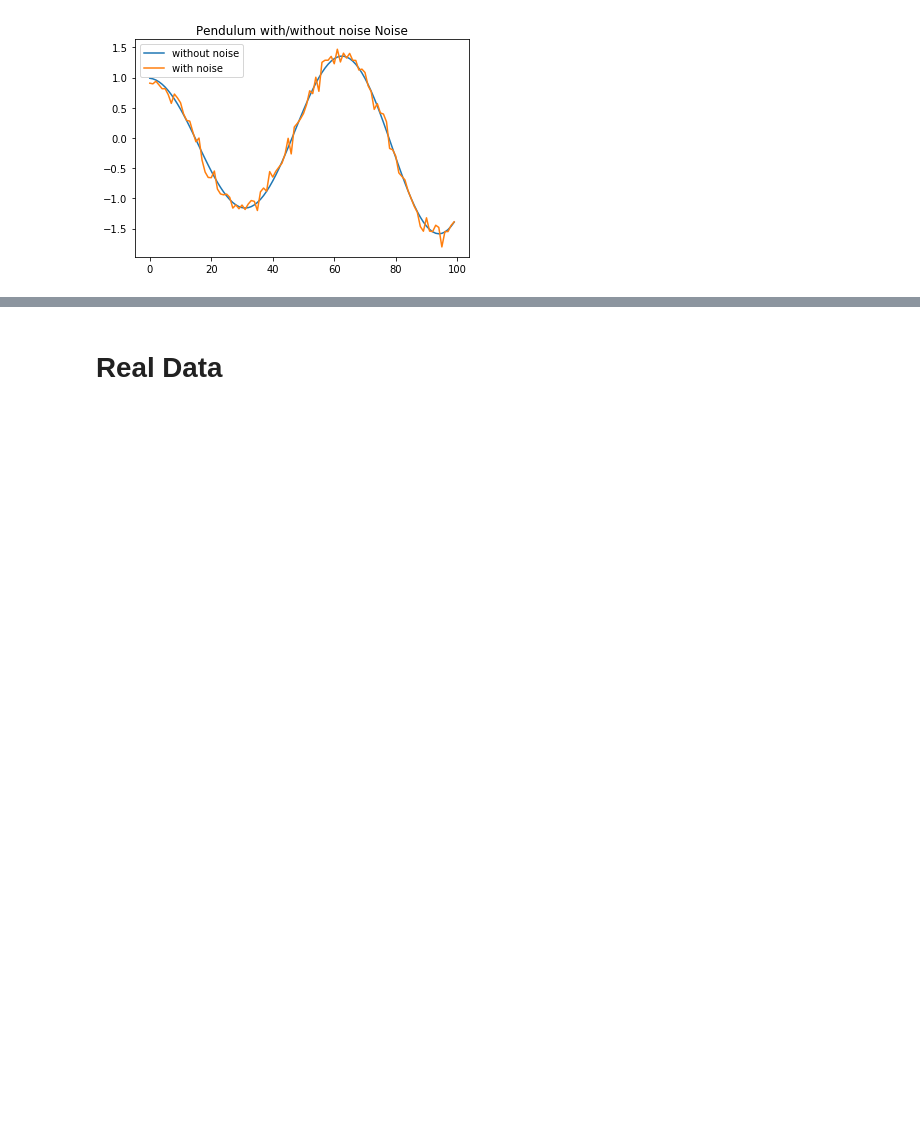
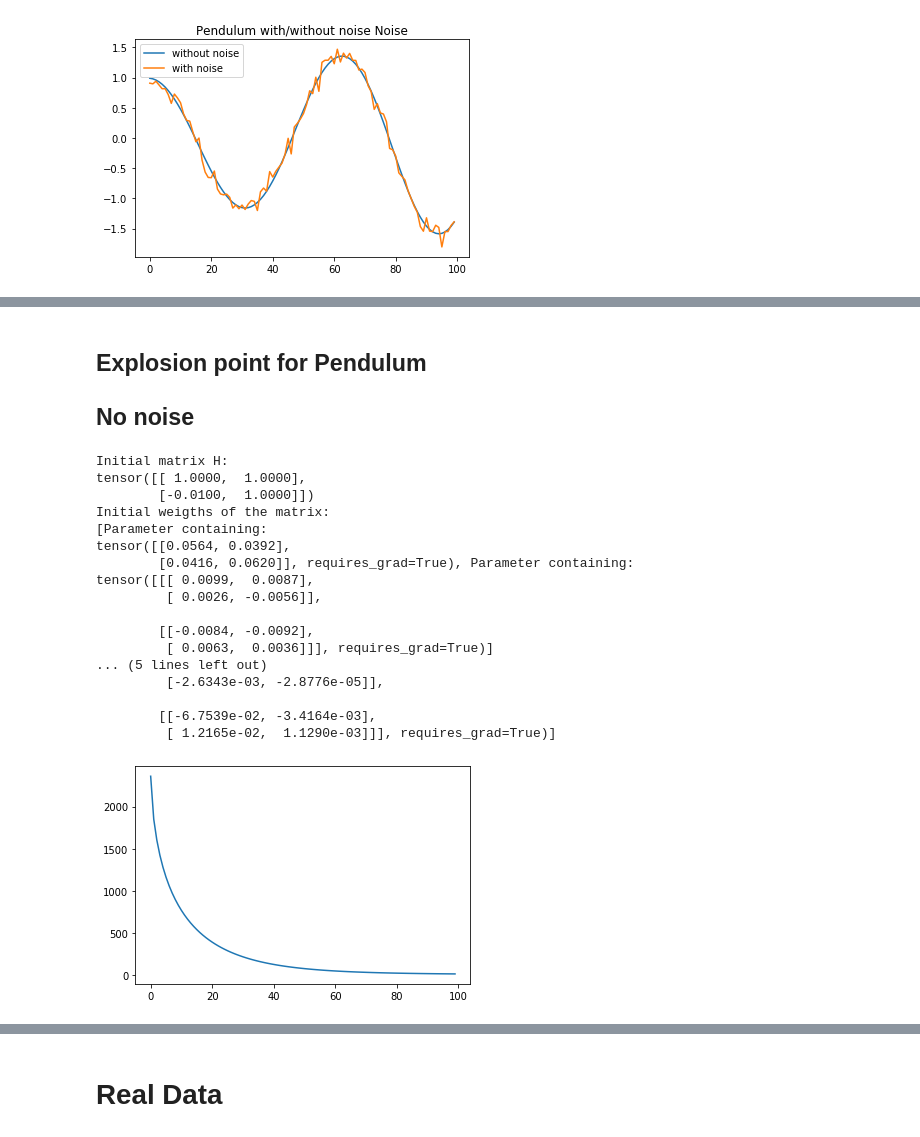
Before and after one commit to KennethThNg/Semester-project-dynamical-system-learning, a Jupyter notebook: NoiseODETestLayer.ipynb, the cells around one changed output, grey strips where cells are left out. Drawn from its saved outputs; the diff is of its cells as text; code cells hidden in the pictures; blank space fills up the shorter version.

```diff
--- a/NoiseODETestLayer.ipynb
+++ b/NoiseODETestLayer.ipynb
@@ -466,0 +456,30 @@ tensor([[[-4.5331e-05, -3.7478e-04],
+# %% [markdown]
+## Explosion point for Pendulum
+## No noise
+# %%
+#without noise
+print('Initial matrix H:')
+print(H)
+
+model = NNODEModel(2,2,2)
+
+train_loss, lin_weight, nl_weight = training_session(model, train_x, train_y)
+# %% [output]
+Initial matrix H:
+tensor([[ 1.0000,  1.0000],
+        [-0.0100,  1.0000]])
+Initial weigths of the matrix:
+[Parameter containing:
+tensor([[0.0564, 0.0392],
+        [0.0416, 0.0620]], requires_grad=True), Parameter containing:
+tensor([[[ 0.0099,  0.0087],
+         [ 0.0026, -0.0056]],
+
+        [[-0.0084, -0.0092],
+         [ 0.0063,  0.0036]]], requires_grad=True)]
+... (5 lines left out)
+         [-2.6343e-03, -2.8776e-05]],
+
+        [[-6.7539e-02, -3.4164e-03],
+         [ 1.2165e-02,  1.1290e-03]]], requires_grad=True)]
+[figure, added]
```
Also changed, not shown: parts of 66 cells of this notebook.
